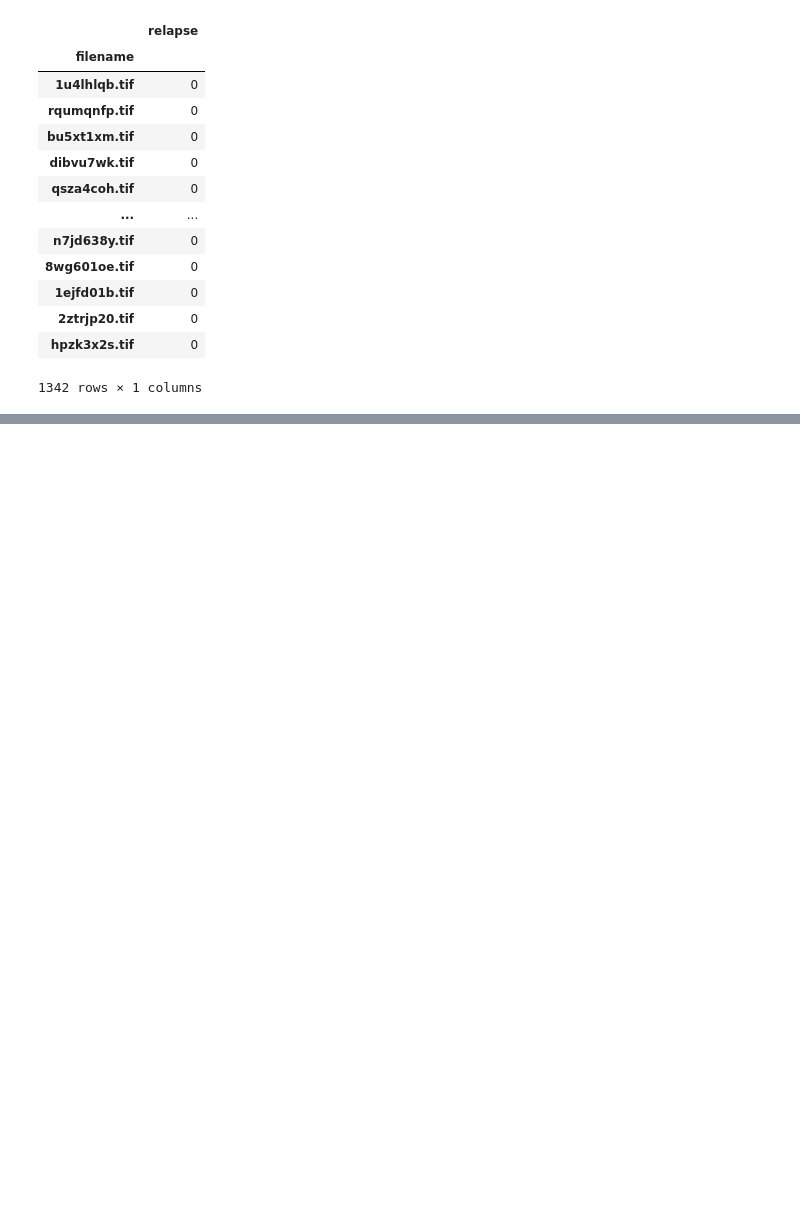
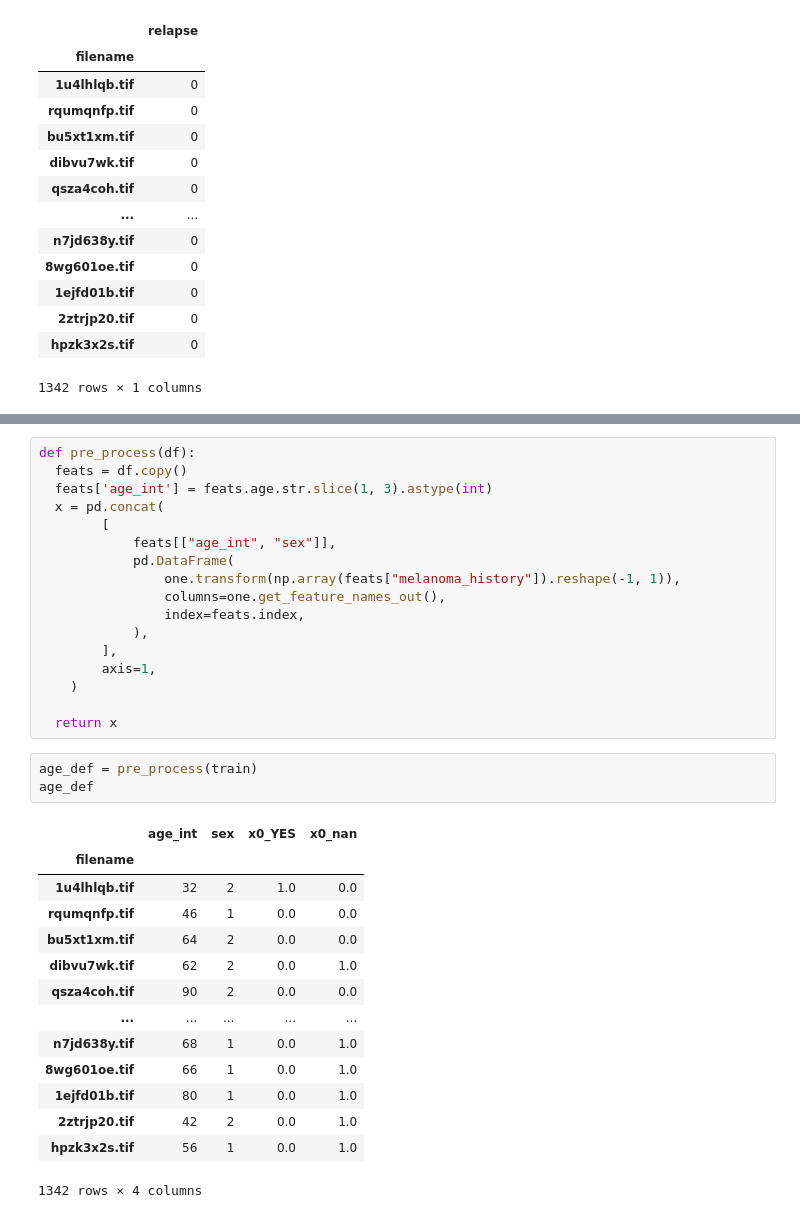
Before and after one commit to lucasfreire01/Cancer_pele, a Jupyter notebook: Cancerpele.ipynb, the cells around one changed output, grey strips where cells are left out. Saved outputs shown, nothing was run; the diff lists cells and outputs as text; blank space fills up the shorter version.

```diff
--- a/Cancerpele.ipynb
+++ b/Cancerpele.ipynb
@@ -152,0 +151,35 @@ select_image
+# %%
+def pre_process(df):
+  feats = df.copy()
+  feats['age_int'] = feats.age.str.slice(1, 3).astype(int)
+  x = pd.concat(
+        [
+            feats[["age_int", "sex"]],
+            pd.DataFrame(
+                one.transform(np.array(feats["melanoma_history"]).reshape(-1, 1)),
+                columns=one.get_feature_names_out(),
+                index=feats.index,
+            ),
+        ],
+        axis=1,
+    )
+
+  return x
+# %%
+age_def = pre_process(train)
+age_def
+# %% [output]
+|  | age_int | sex | x0_YES | x0_nan |
+| filename |  |  |  |  |
+| 1u4lhlqb.tif | 32 | 2 | 1.0 | 0.0 |
+| rqumqnfp.tif | 46 | 1 | 0.0 | 0.0 |
+| bu5xt1xm.tif | 64 | 2 | 0.0 | 0.0 |
+| dibvu7wk.tif | 62 | 2 | 0.0 | 1.0 |
+| qsza4coh.tif | 90 | 2 | 0.0 | 0.0 |
+| ... | ... | ... | ... | ... |
+| n7jd638y.tif | 68 | 1 | 0.0 | 1.0 |
+| 8wg601oe.tif | 66 | 1 | 0.0 | 1.0 |
+| 1ejfd01b.tif | 80 | 1 | 0.0 | 1.0 |
+| 2ztrjp20.tif | 42 | 2 | 0.0 | 1.0 |
+| hpzk3x2s.tif | 56 | 1 | 0.0 | 1.0 |
+1342 rows × 4 columns
```
Also changed, not shown: parts of 12 cells of this notebook.
